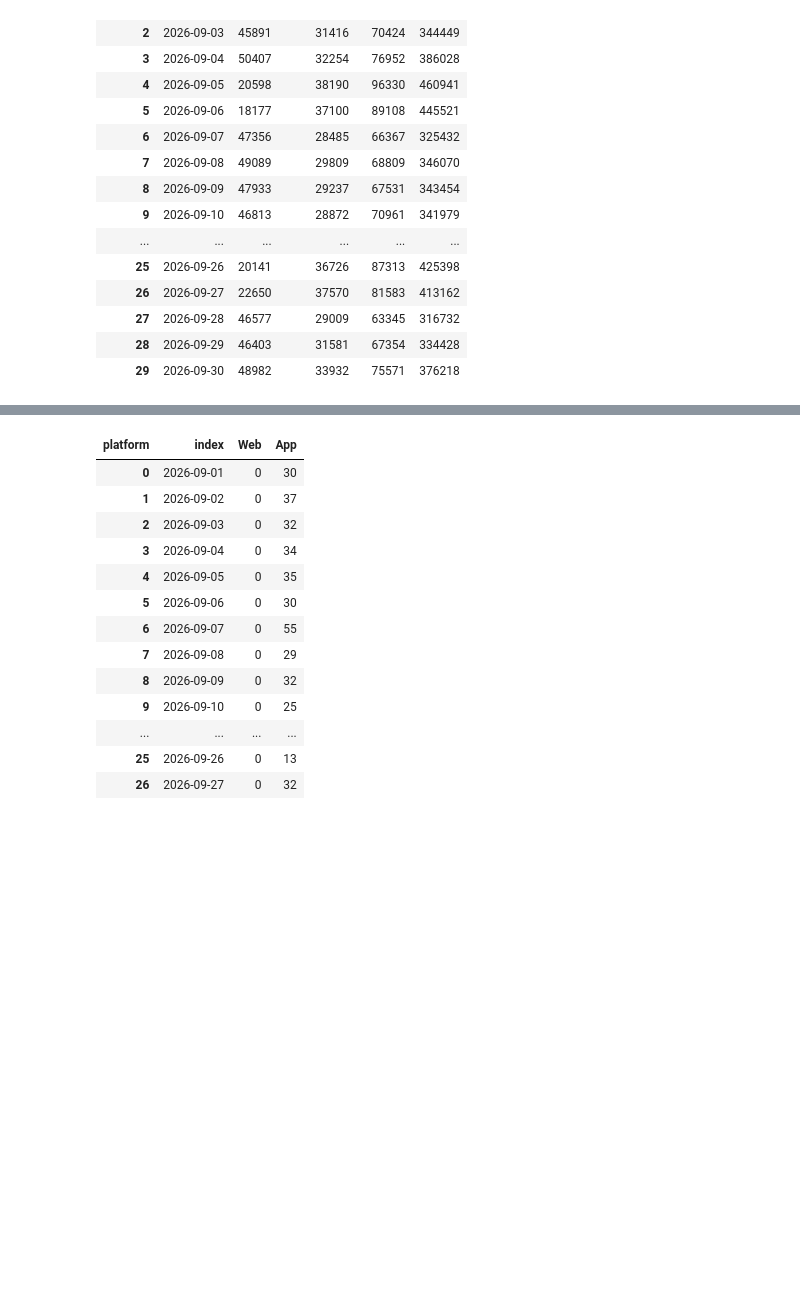
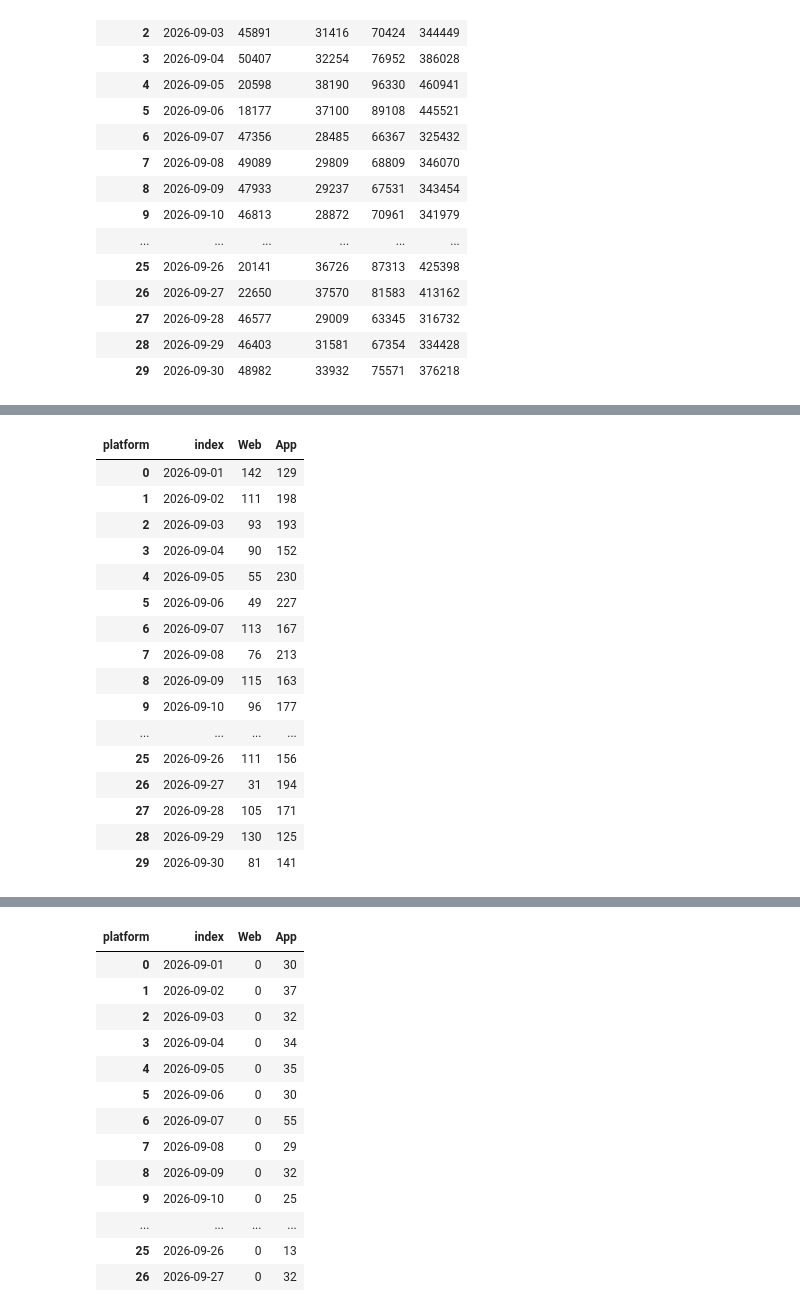
Before and after one commit to lenaopr/2026_09, a Jupyter notebook: 2026_10/2026_10_02/LSLS/LSLS_10.ipynb, the cells around one changed output, grey strips where cells are left out. Cells and saved outputs as stored; diff of their text form; code cells hidden in the pictures; blank space fills up the shorter version.

```diff
--- a/2026_10/2026_10_02/LSLS/LSLS_10.ipynb
+++ b/2026_10/2026_10_02/LSLS/LSLS_10.ipynb
@@ -137,4 +137,34 @@ sql = f"""
     """
 
 df_big_query_2_2 = client.query(sql).result().to_dataframe()
+# %%
+# 16:31:39|| or.search.layer.search| Page:1;whatwhere:少鹽少糖;savehistory:true;CityID:0;Lang:hk;Ver:7.22.0;sr:qcksearch;sn:HK.search.layer
+# 16:31:28|| or.search.layer.search| Page:1;whatwhere:少鹽少糖食店;savehistory:true;CityID:0;Lang:hk;Ver:7.22.0;sr:qcksearch;sn:HK.search.layersql = f"""
+
+sql_ios = f"""
+SELECT
+    DATE(time) AS querydate, platform, COUNT(1) AS count
+FROM `openrice-production.ORGA.PV_{year}{str_month}*`
+WHERE
+    (
+        -- Web
+        LOWER(platform) IN ('desktop', 'mobile')
+        AND LOWER(EventAction) IN ('view.sr1.promotion', 'or.search.adv')
+        AND LOWER(EventLabelRaw) LIKE '%35336%'
+    )
+    OR
+    (
+        -- App
+        LOWER(platform) IN ('android', 'ios', 'hms')
+        AND LOWER(EventAction) IN ('or.search.layer.search','or.search.quick')
+        AND (
+            LOWER(COALESCE(EventLabelRaw, '')) LIKE '%35336%'
+            OR LOWER(COALESCE(EventLabelRaw, '')) LIKE '%少鹽少糖%'
+            OR LOWER(COALESCE(EventLabelRaw, '')) LIKE '%e5%b0%91%e9%b9%bd%e5%b0%91%e7%b3%96%'
+        )
+    )
+GROUP BY querydate, platform
+"""
+
+df_big_query_2_2_ios = client.query(sql_ios).result().to_dataframe()
 # %%
@@ -173,2 +215,35 @@ pivoted_df_2
 | 28 | 2026-09-29 | 159 | 125 |
 | 29 | 2026-09-30 | 103 | 141 |
+# %%
+pivoted_df_2_ios = df_big_query_2_2_ios.pivot(index='querydate', columns='platform', values='count')
+pivoted_df_2_ios = pivoted_df_2_ios.reindex(index=all_dates, fill_value=0).fillna(0)
+
+expected_platforms = ["desktop", "mobile", "ios", "android", "hms"]
+pivoted_df_2_ios = pivoted_df_2_ios.reindex(columns=expected_platforms, fill_value=0)
+
+pivoted_df_2_ios["Web"]=pivoted_df_2_ios["desktop"] + pivoted_df_2_ios["mobile"]
+pivoted_df_2_ios["App"]=pivoted_df_2_ios["ios"] + pivoted_df_2_ios["android"] + pivoted_df_2_ios["hms"]
+pivoted_df_2_ios =pivoted_df_2_ios[["Web","App"]]
+
+pivoted_df_2_ios.index.name = None
+pivoted_df_2_ios.reset_index(inplace=True)
+pivoted_df_2_ios["index"] = pivoted_df_2_ios["index"].dt.date
+pivoted_df_2_ios
+# %% [output]
+| platform | index | Web | App |
+| 0 | 2026-09-01 | 142 | 129 |
+| 1 | 2026-09-02 | 111 | 198 |
+| 2 | 2026-09-03 | 93 | 193 |
+| 3 | 2026-09-04 | 90 | 152 |
+| 4 | 2026-09-05 | 55 | 230 |
+| 5 | 2026-09-06 | 49 | 227 |
+| 6 | 2026-09-07 | 113 | 167 |
+| 7 | 2026-09-08 | 76 | 213 |
+| 8 | 2026-09-09 | 115 | 163 |
+| 9 | 2026-09-10 | 96 | 177 |
+| ... | ... | ... | ... |
+| 25 | 2026-09-26 | 111 | 156 |
+| 26 | 2026-09-27 | 31 | 194 |
+| 27 | 2026-09-28 | 105 | 171 |
+| 28 | 2026-09-29 | 130 | 125 |
+| 29 | 2026-09-30 | 81 | 141 |
```
Also changed, not shown: parts of 4 cells of this notebook, 9 other files.
